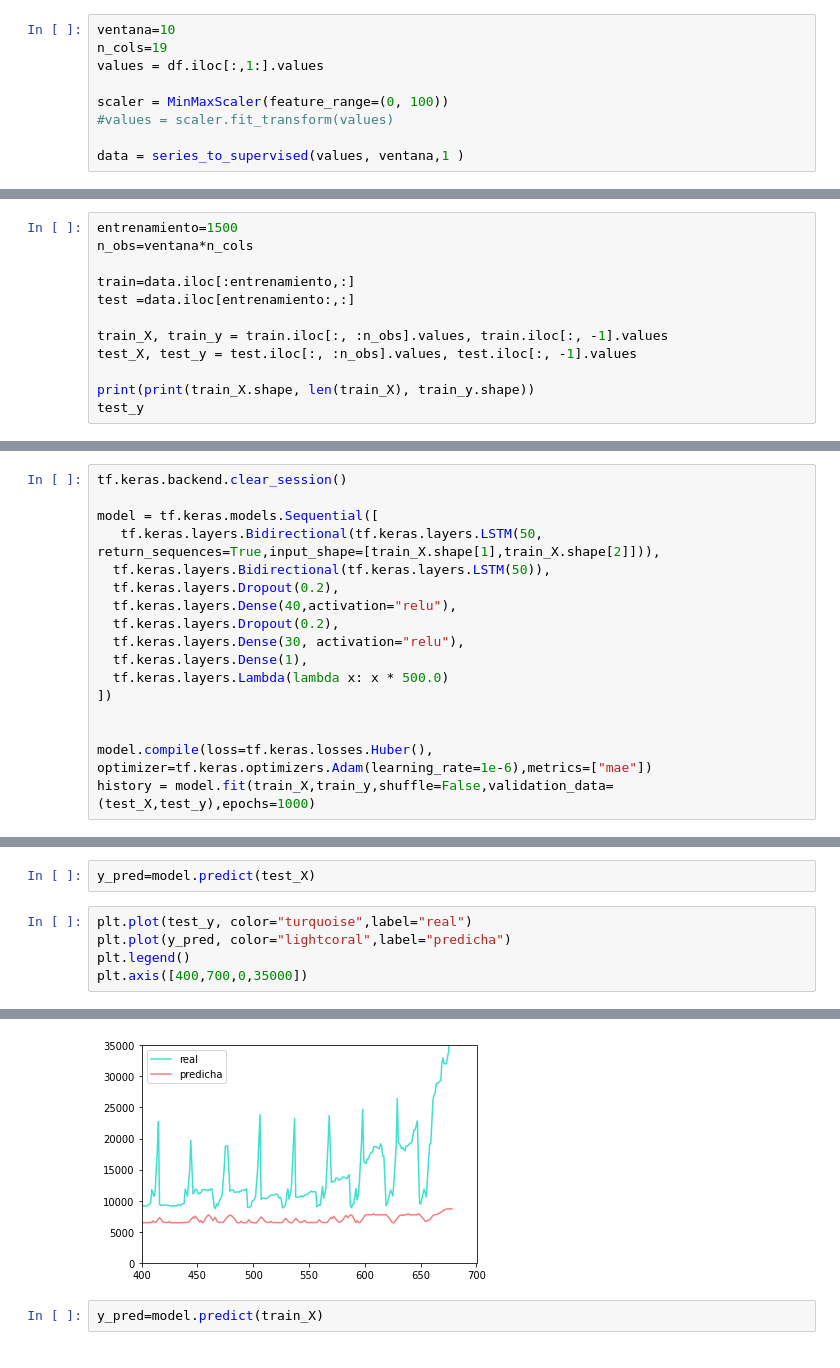
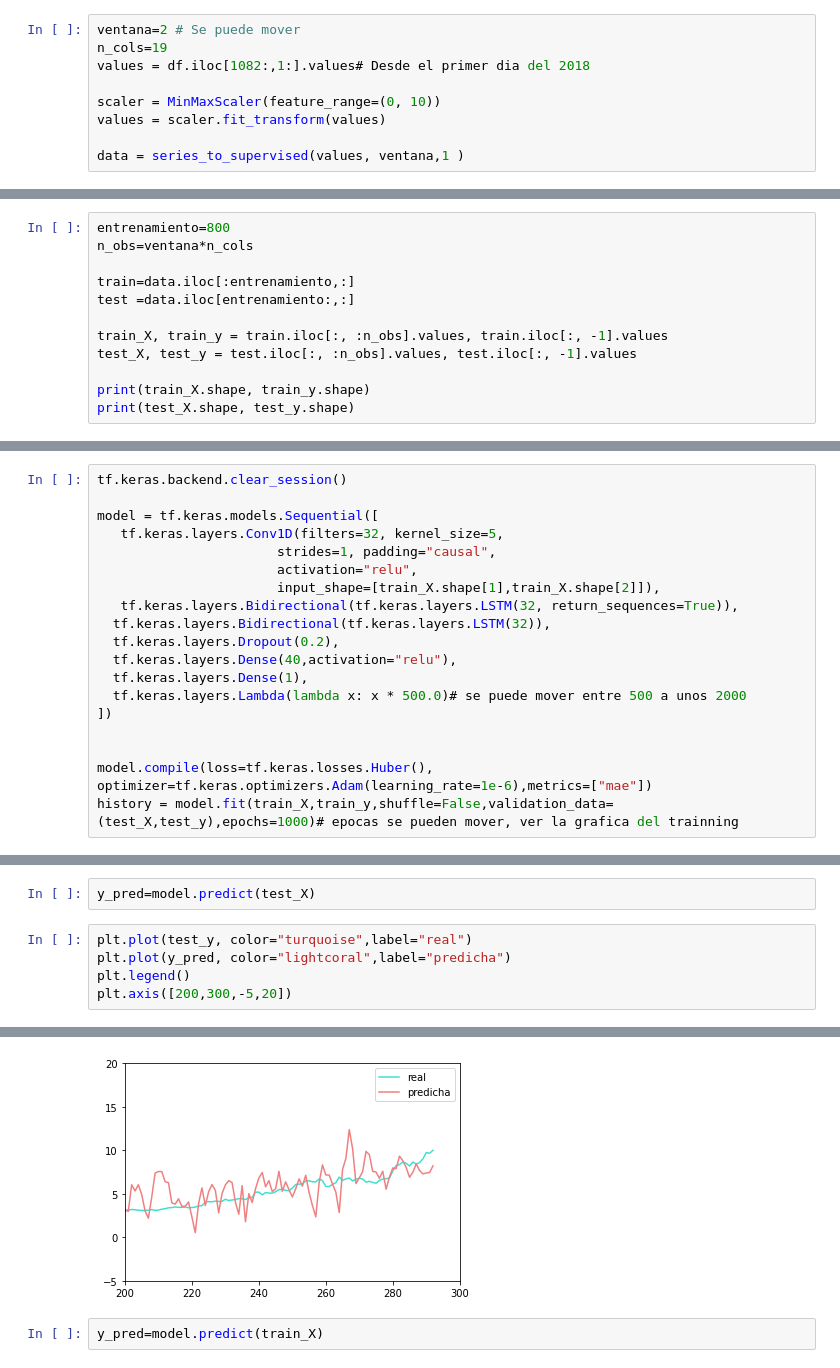
Before and after one commit to keniaCisneros/bitcoins_pricing, a Jupyter notebook: Serie_tiempo.ipynb, the cells around one changed output, grey strips where cells are left out. Cells and saved outputs as stored; diff of their text form.

Commit message:
Modelo actualizado con mejores hiperparametros hasta el momento

```diff
--- a/Serie_tiempo.ipynb
+++ b/Serie_tiempo.ipynb
@@ -71,12 +91,12 @@ def series_to_supervised(data, n_in=1, n_out=1, dropnan=True):
 		agg.dropna(inplace=True)
 	return agg
 # %%
-ventana=10
+ventana=2 # Se puede mover
 n_cols=19
-values = df.iloc[:,1:].values
+values = df.iloc[1082:,1:].values# Desde el primer dia del 2018
 
-scaler = MinMaxScaler(feature_range=(0, 100))
-#values = scaler.fit_transform(values)
+scaler = MinMaxScaler(feature_range=(0, 10))
+values = scaler.fit_transform(values)
 
 data = series_to_supervised(values, ventana,1 )
 # %%
@@ -98,5 +118,5 @@ data
 # %%
-entrenamiento=1500
+entrenamiento=800
 n_obs=ventana*n_cols
 
 train=data.iloc[:entrenamiento,:]
@@ -105,6 +125,6 @@ test =data.iloc[entrenamiento:,:]
 train_X, train_y = train.iloc[:, :n_obs].values, train.iloc[:, -1].values
 test_X, test_y = test.iloc[:, :n_obs].values, test.iloc[:, -1].values
 
-print(print(train_X.shape, len(train_X), train_y.shape))
-test_y
+print(train_X.shape, train_y.shape)
+print(test_X.shape, test_y.shape)
 # %% [output]
@@ -134,17 +141,19 @@ test_X = test_X.reshape((test_X.shape[0], ventana, n_cols))
 tf.keras.backend.clear_session()
 
 model = tf.keras.models.Sequential([
-   tf.keras.layers.Bidirectional(tf.keras.layers.LSTM(50, return_sequences=True,input_shape=[train_X.shape[1],train_X.shape[2]])),
-  tf.keras.layers.Bidirectional(tf.keras.layers.LSTM(50)),
+   tf.keras.layers.Conv1D(filters=32, kernel_size=5,
+                       strides=1, padding="causal",
+                       activation="relu",
+                       input_shape=[train_X.shape[1],train_X.shape[2]]),
+   tf.keras.layers.Bidirectional(tf.keras.layers.LSTM(32, return_sequences=True)),
+  tf.keras.layers.Bidirectional(tf.keras.layers.LSTM(32)),
   tf.keras.layers.Dropout(0.2),
   tf.keras.layers.Dense(40,activation="relu"),
-  tf.keras.layers.Dropout(0.2),
-  tf.keras.layers.Dense(30, activation="relu"),
   tf.keras.layers.Dense(1),
-  tf.keras.layers.Lambda(lambda x: x * 500.0)
+  tf.keras.layers.Lambda(lambda x: x * 500.0)# se puede mover entre 500 a unos 2000
 ])
 
 
 model.compile(loss=tf.keras.losses.Huber(), optimizer=tf.keras.optimizers.Adam(learning_rate=1e-6),metrics=["mae"])
-history = model.fit(train_X,train_y,shuffle=False,validation_data=(test_X,test_y),epochs=1000)
+history = model.fit(train_X,train_y,shuffle=False,validation_data=(test_X,test_y),epochs=1000)# epocas se pueden mover, ver la grafica del trainning
 # %% [output]
@@ -178,5 +187,5 @@ y_pred=model.predict(test_X)
 plt.plot(test_y, color="turquoise",label="real")
 plt.plot(y_pred, color="lightcoral",label="predicha")
 plt.legend()
-plt.axis([400,700,0,35000])
+plt.axis([200,300,-5,20])
 # %% [output]
@@ -184,4 +193,4 @@ plt.axis([400,700,0,35000])
-[figure, old version]
+[figure, new version]
 # %%
 y_pred=model.predict(train_X)
 # %%
```
Also changed, not shown: parts of 11 cells of this notebook.
